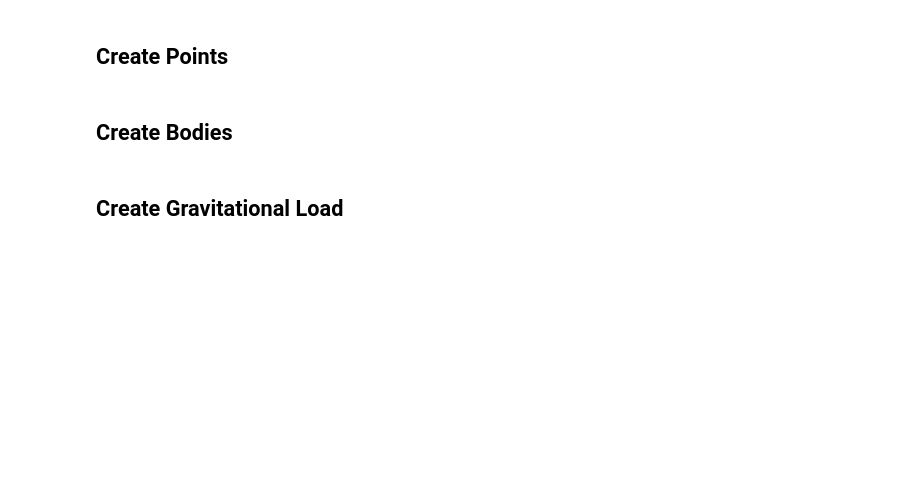
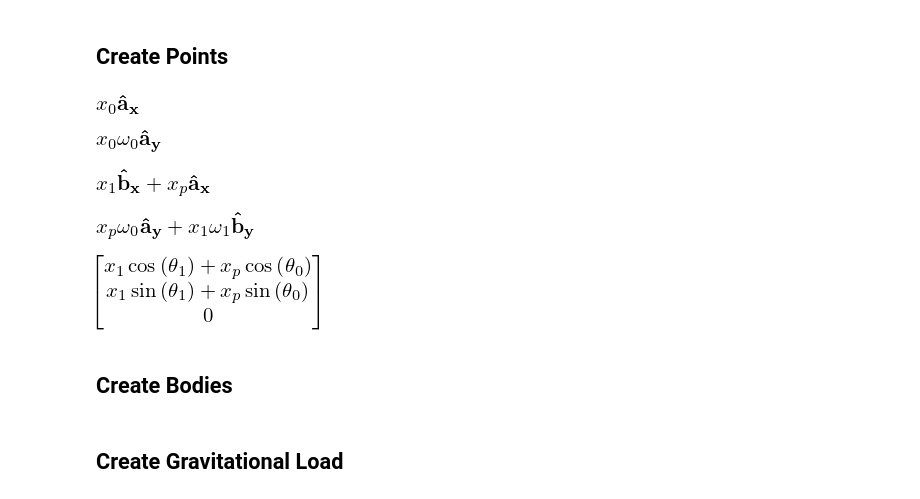
Before and after one commit to radcli14/twolinks, a Jupyter notebook: assets/notebooks/doublePendulum.ipynb, the cells around one changed output. Saved outputs shown, nothing was run; the diff lists cells and outputs as text; code cells hidden in the pictures; blank space fills up the shorter version.

```diff
--- a/assets/notebooks/doublePendulum.ipynb
+++ b/assets/notebooks/doublePendulum.ipynb
@@ -14,9 +70,8 @@ import matplotlib.pyplot as plt
 # %%
-q = dynamicsymbols('\\theta_0, \\theta_1')  # Generalized coordinates (angles)
-u = dynamicsymbols('\\omega_0, \\omega_1')  # Generalized speeds (rates)
 l0, w0, l1, w1 = symbols('l_0, w_0, l_1, w_1')  # Lengths and widths
 m0, m1, I0, I1 = symbols('m_0, m_1, I_0, I_1')  # Masses and inertias
-a, b, c = symbols('a, b, c')  # Distances relating pivot points and bodies
+x0, x1 = symbols('x_0, x_1')  # Distances from centers of rotation to CGs
+xp = symbols('x_p')  # Distance from first link to second link center of rotation
 g, gx, gy = symbols('g, g_x, g_y')  # Gravitational acceleration
 t = symbols('t')  # Time
 # %% [markdown]
@@ -63,22 +123,28 @@ display(outerFrame.ang_vel_in(inertial))
 # %%
 origin = Point('O')
 origin.set_vel(inertial, Vector(0))
 
-outerPivot = origin.locatenew('A', a * innerFrame.x)
-innerCG = origin.locatenew('B', b * innerFrame.x)
-outerCG = outerPivot.locatenew('C', c * outerFrame.x)
-innerEnd = innerCG.locatenew('D', 0.5 * l0 * innerFrame.x)
-outerEnd = outerCG.locatenew('E', 0.5 * l1 * outerFrame.x)
+outerPivot = origin.locatenew('P', xp * innerFrame.x)
+innerCG = origin.locatenew('0', x0 * innerFrame.x)
+outerCG = outerPivot.locatenew('1', x1 * outerFrame.x)
+innerEnd = innerCG.locatenew('A', 0.5 * l0 * innerFrame.x)
+outerEnd = outerCG.locatenew('B', 0.5 * l1 * outerFrame.x)
 
 outerPivot.v2pt_theory(origin, inertial, innerFrame)
 innerCG.v2pt_theory(origin, inertial, innerFrame)
 outerCG.v2pt_theory(outerPivot, inertial, outerFrame)
 
 display(innerCG.pos_from(origin))
 display(innerCG.vel(inertial))
 display(outerCG.pos_from(origin))
 display(outerCG.vel(inertial))
 display(outerCG.pos_from(origin).to_matrix(inertial))
+# %% [output]
+[figure, added]
+[figure, added]
+[figure, added]
+[figure, added]
+[figure, added]
 # %% [markdown]
 ## Create Bodies
 # %%
```
Also changed, not shown: parts of 19 cells of this notebook.
